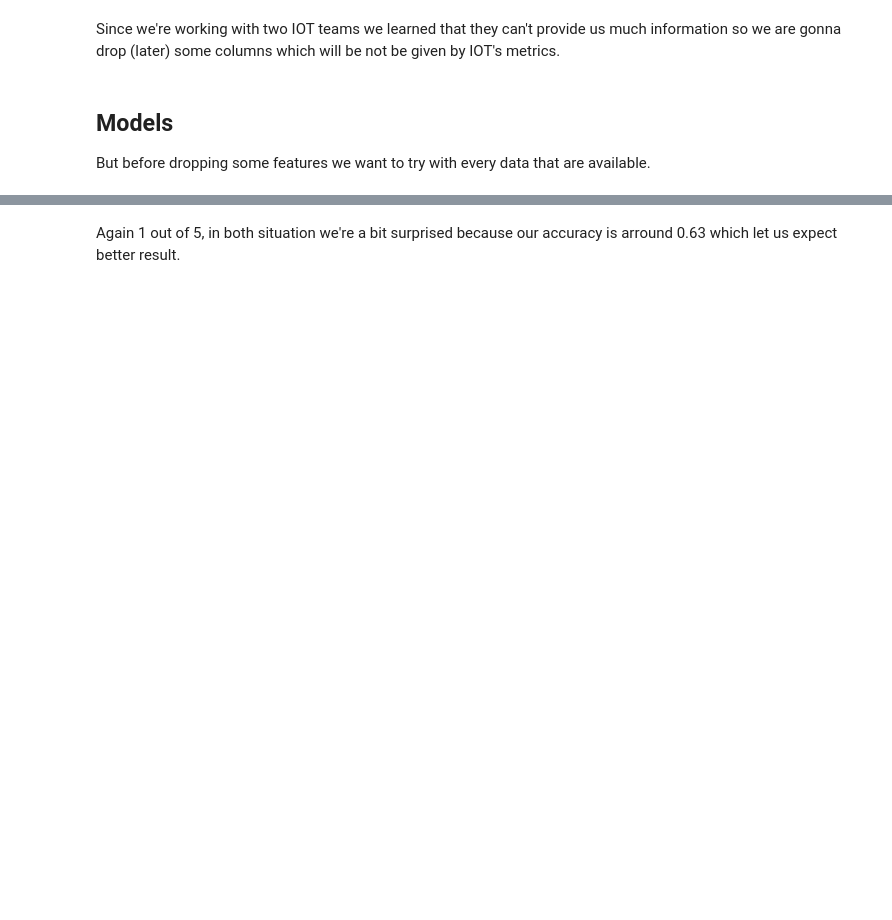
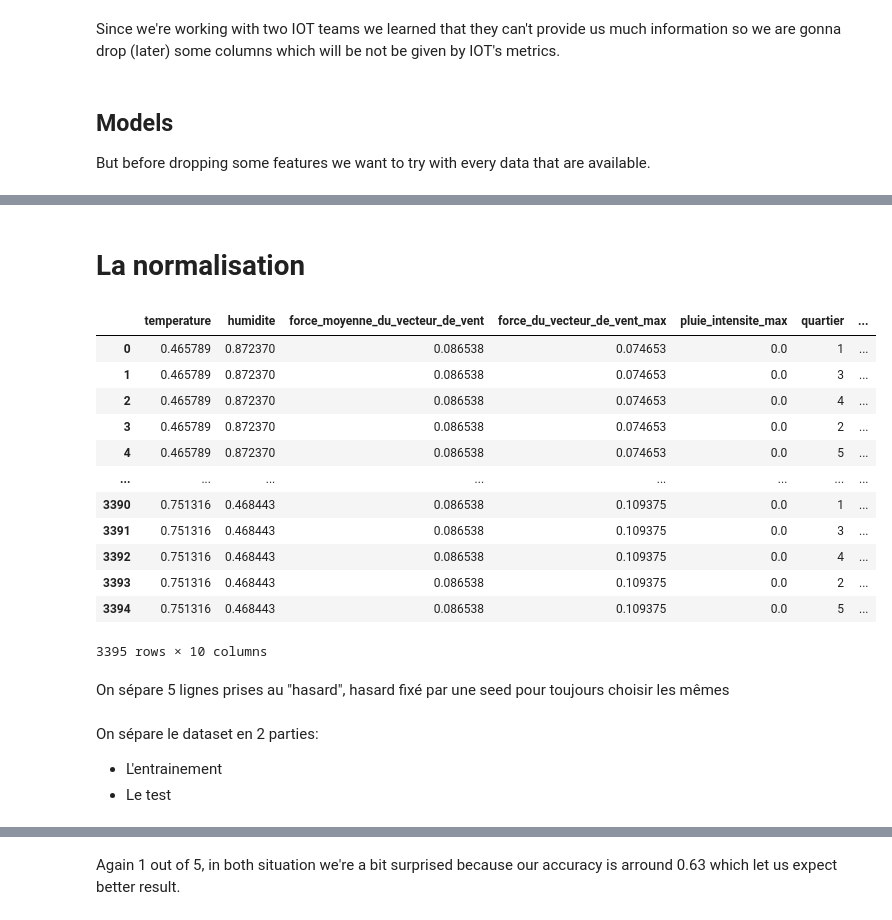
Before and after one commit to JeanRoelensYnov/Hackaton_24_25, a Jupyter notebook: Hackathon.ipynb, the cells around one changed output, grey strips where cells are left out. Cells and saved outputs as stored; diff of their text form; code cells hidden in the pictures; blank space fills up the shorter version.

```diff
--- a/Hackathon.ipynb
+++ b/Hackathon.ipynb
@@ -187,0 +269,29 @@ X['quartier'] = LabelEncoder().fit_transform(X['quartier'])
+# %% [markdown]
+# La normalisation
+# %%
+import numpy as np
+
+def normaliser(x):
+    return (x-np.min(x))/(np.max(x)-np.min(x))
+
+data_to_normalise =  data.drop(columns=['quartier', 'catastrophe'])
+for feature in data_to_normalise:
+    data[feature] = normaliser(data_to_normalise[feature])
+
+data
+# %% [output]
+|  | temperature | humidite | force_moyenne_du_vecteur_de_vent | force_du_vecteur_de_vent_max | pluie_intensite_max | quartier | ... |
+| 0 | 0.465789 | 0.872370 | 0.086538 | 0.074653 | 0.0 | 1 | ... |
+| 1 | 0.465789 | 0.872370 | 0.086538 | 0.074653 | 0.0 | 3 | ... |
+| 2 | 0.465789 | 0.872370 | 0.086538 | 0.074653 | 0.0 | 4 | ... |
+| 3 | 0.465789 | 0.872370 | 0.086538 | 0.074653 | 0.0 | 2 | ... |
+| 4 | 0.465789 | 0.872370 | 0.086538 | 0.074653 | 0.0 | 5 | ... |
+| ... | ... | ... | ... | ... | ... | ... | ... |
+| 3390 | 0.751316 | 0.468443 | 0.086538 | 0.109375 | 0.0 | 1 | ... |
+| 3391 | 0.751316 | 0.468443 | 0.086538 | 0.109375 | 0.0 | 3 | ... |
+| 3392 | 0.751316 | 0.468443 | 0.086538 | 0.109375 | 0.0 | 4 | ... |
+| 3393 | 0.751316 | 0.468443 | 0.086538 | 0.109375 | 0.0 | 2 | ... |
+| 3394 | 0.751316 | 0.468443 | 0.086538 | 0.109375 | 0.0 | 5 | ... |
+3395 rows × 10 columns
+# %% [markdown]
+On sépare 5 lignes prises au "hasard", hasard fixé par une seed pour toujours choisir les mêmes
@@ -187,0 +309,4 @@ X['quartier'] = LabelEncoder().fit_transform(X['quartier'])
+# %% [markdown]
+On sépare le dataset en 2 parties:
+- L'entrainement
+- Le test
```
Also changed, not shown: parts of 51 cells of this notebook, 1 other file.
